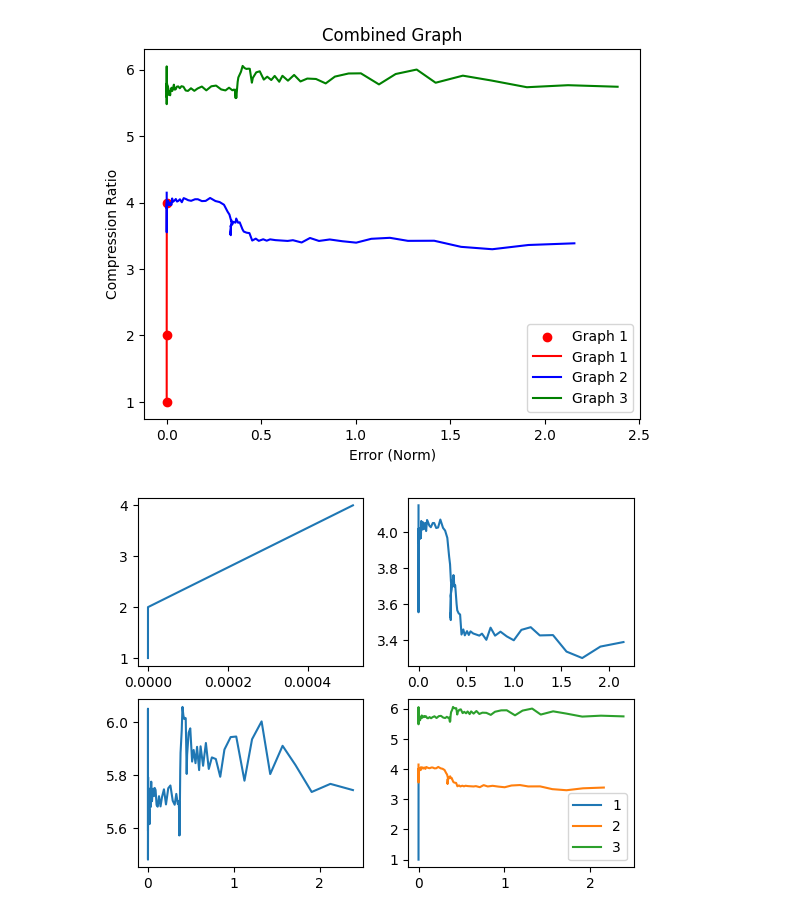
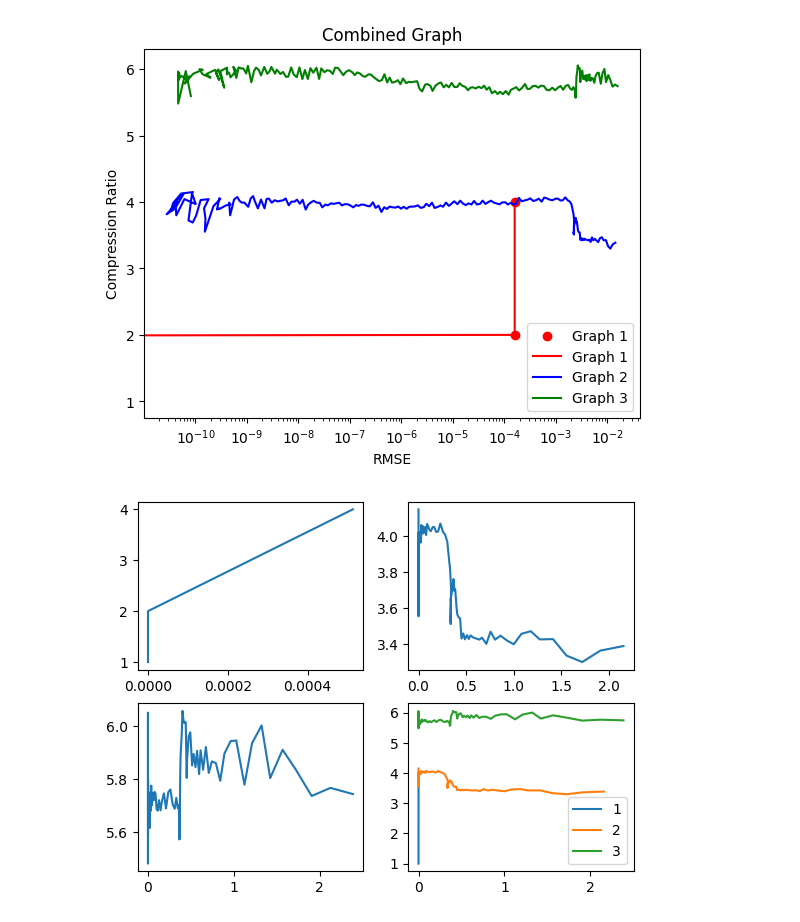
Before and after one commit to sarthaag/data-compression, a Jupyter notebook: analysis2_combined.ipynb, the cells around one changed output. Drawn from its saved outputs; the diff is of its cells as text; code cells hidden in the pictures.

```diff
--- a/analysis2_combined.ipynb
+++ b/analysis2_combined.ipynb
@@ -7,14 +7,10 @@ df1 = pd.read_pickle("analysis2.1.pkl")
 df2 = pd.read_pickle("analysis2.2.pkl")
 df3 = pd.read_pickle("analysis2.3.pkl")
 
-df = pd.concat([df1, df2, df3], axis=1)
-
-# Compute the avgs of norm32 and norm16
-avg32 = df['norm32'].mean()
-avg16 = df['norm16'].mean()
+df = pd.concat([df1, df2], axis=1)
 
 # Create X and Y lists to use for pyplot
-X = [0, avg32, avg16]
+X = [0, df3.at[0, 'RMSE32'], df3.at[0, 'RMSE16']]
 Y = [1, 2, 4]
 df
 # %% [output]
@@ -65,17 +65,18 @@ plt.show()
 # %%
 # Combined graphs
 
 plt.scatter(X, Y, color='red', label='Graph 1')
 plt.plot(X, Y, color='red', label='Graph 1')
-plt.plot(df['norm2.1'], df['CR2.1'], color='blue', label='Graph 2')
-plt.plot(df['norm2.2'], df['CR2.2'], color='green', label='Graph 3')
+plt.plot(df['RMSE2.1'], df['CR2.1'], color='blue', label='Graph 2')
+plt.plot(df['RMSE2.2'], df['CR2.2'], color='green', label='Graph 3')
 plt.legend()
-plt.xlabel("Error (Norm)")
+plt.xlabel("RMSE")
 plt.ylabel("Compression Ratio")
 plt.title("Combined Graph")
+plt.xscale("log")
 plt.show()
 # %% [output]
-[figure, old version]
+[figure, new version]
 # %%
 # Plotting all four graphs together
 
```
Also changed, not shown: parts of 4 cells of this notebook, 7 other files.
